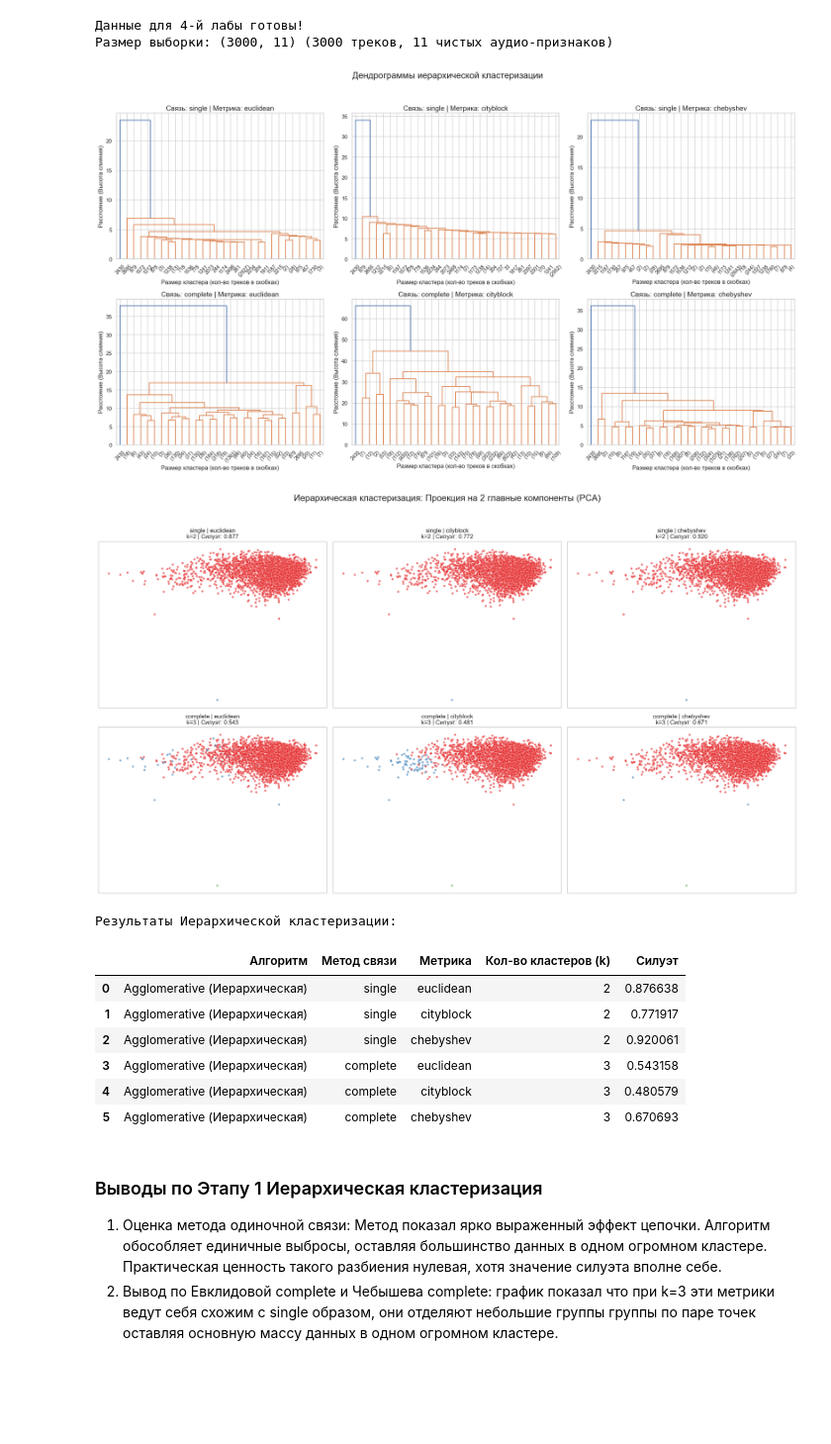
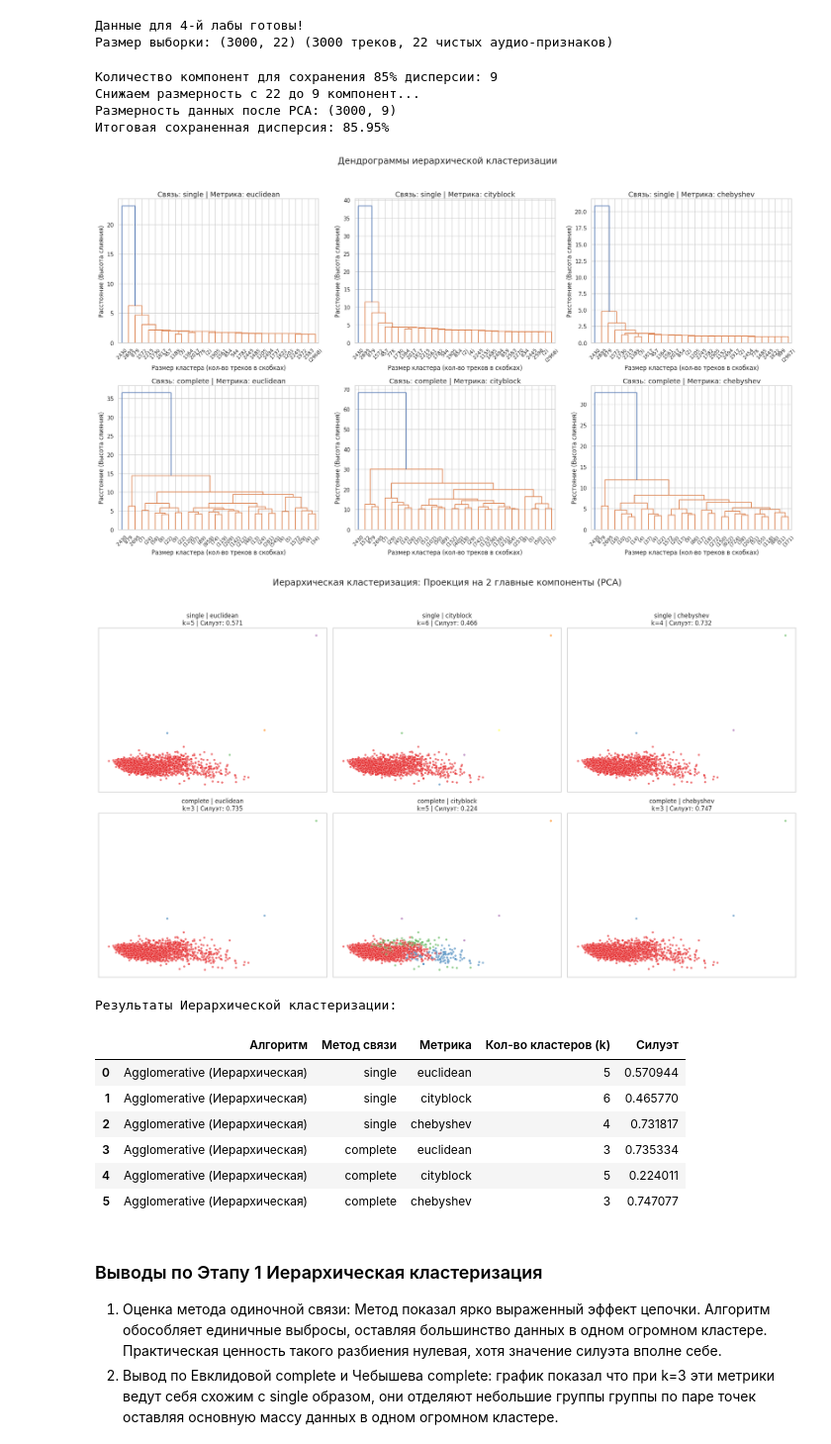
Before and after one commit to danyasedoy/UNI_MAD, a Jupyter notebook: LABWORK_4.ipynb, the cells around one changed output. Shown at 99% size. Saved outputs shown, nothing was run; the diff lists cells and outputs as text; code cells hidden in the pictures; blank space fills up the shorter version.

```diff
--- a/LABWORK_4.ipynb
+++ b/LABWORK_4.ipynb
@@ -8,15 +8,18 @@ sns.set(style="whitegrid")
 
 # 1. Загружаем стандартизированный датасет из 1-й лабы
 df = pd.read_csv('dataset_standardized.csv')
+# Удаляем текстовые колонки
+cols_to_drop =['track_id', 'liveness', 'energy', 'liveness', 'speechiness',  'artists', 'album_name', 'track_name', 'popularity', 'time_signature', 'acousticness', 'speechiness', 'danceability','valence']
+df = df.drop(columns=cols_to_drop, errors='ignore')
 
 # 2. Оставляем непрерывные аудио-признаки
-# Выкидываем текст, популярность и все One-Hot колонки (жанры, тональность, explicit), зачем нам открывать америку
+# Выкидываем популярность и все One-Hot колонки (жанры, тональность, explicit), зачем нам открывать америку
 cols_to_keep =[
     'duration_ms', 'tempo', 'loudness', 'danceability', 'energy',
     'speechiness', 'acousticness', 'instrumentalness', 'liveness',
     'valence', 'time_signature'
 ]
-X_full = df[cols_to_keep]
+X_full = df
 
 # 3. делаем сэмплик
 # Берем 3000 случайных треков
@@ -30,7 +33,38 @@ print("Данные для 4-й лабы готовы!")
 print(f"Размер выборки: {X.shape} (3000 треков, {X.shape[1]} чистых аудио-признаков)")
 # %% [output]
 Данные для 4-й лабы готовы!
-Размер выборки: (3000, 11) (3000 треков, 11 чистых аудио-признаков)
+Размер выборки: (3000, 22) (3000 треков, 22 чистых аудио-признаков)
+# %%
+# Понижение размерности с помощью PCA
+
+from sklearn.decomposition import PCA
+import numpy as np
+
+pca_full = PCA()
+pca_full.fit(X)
+
+cumulative_variance = np.cumsum(pca_full.explained_variance_ratio_)
+
+# сколько компонент нужно для сохранения 85% дисперсии
+k_pca_85 = np.argmax(cumulative_variance >= 0.85) + 1
+
+print(f"Количество компонент для сохранения 85% дисперсии: {k_pca_85}")
+
+print(f"Снижаем размерность с {X.shape[1]} до {k_pca_85} компонент...")
+pca_final = PCA(n_components=k_pca_85)
+X_pca = pca_final.fit_transform(X)
+
+print(f"Размерность данных после PCA: {X_pca.shape}")
+
+total_variance_explained = pca_final.explained_variance_ratio_.sum()
+print(f"Итоговая сохраненная дисперсия: {total_variance_explained:.2%}")
+
+X_for_clustering = X_pca
+# %% [output]
+Количество компонент для сохранения 85% дисперсии: 9
+Снижаем размерность с 22 до 9 компонент...
+Размерность данных после PCA: (3000, 9)
+Итоговая сохраненная дисперсия: 85.95%
 # %%
 import matplotlib.pyplot as plt
 from scipy.cluster.hierarchy import dendrogram, linkage
@@ -51,7 +85,7 @@ for i, method in enumerate(methods):
     for j, metric in enumerate(metrics):
         # Вычисляем матрицу связей (Z)
         # Алгоритм строит дерево, попарно соединяя все 3000 точек
-        Z = linkage(X, method=method, metric=metric)
+        Z = linkage(X_for_clustering, method=method, metric=metric)
 
         # Сохраняем в словарь
         dict_key = f"{method}_{metric}"
@@ -70,7 +104,7 @@ for i, method in enumerate(methods):
 plt.tight_layout(rect=[0, 0.03, 1, 0.95])
 plt.show()
 # %% [output]
-[figure, old version]
+[figure, new version]
 # %%
 from sklearn.cluster import AgglomerativeClustering
 from sklearn.metrics import silhouette_score
@@ -83,17 +117,17 @@ from sklearn.decomposition import PCA
 # Для complete берем 3
 # Для товарища чебышева 4 отлично смотрится
 optimal_k = {
-    'single_euclidean': 2,
-    'single_cityblock': 2,
-    'single_chebyshev': 2,
+    'single_euclidean': 5,
+    'single_cityblock': 6,
+    'single_chebyshev': 4,
     'complete_euclidean': 3,
-    'complete_cityblock': 3,
+    'complete_cityblock': 5,
     'complete_chebyshev': 3
 }
 
 # Подготовим PCA, чтобы сжать 11 колонок в 2 координаты для рисования картинок
 pca_2d = PCA(n_components=2)
-X_pca_2d = pca_2d.fit_transform(X)
+X_pca_2d = pca_2d.fit_transform(X_for_clustering)
 
 fig, axes = plt.subplots(2, 3, figsize=(20, 12))
 fig.suptitle('Иерархическая кластеризация: Проекция на 2 главные компоненты (PCA)', fontsize=18)
@@ -109,49 +143,49 @@ for i, method in enumerate(methods):
         # Запускаем кластеризацию
         cluster_model = AgglomerativeClustering(n_clusters=k, linkage=method, metric=metric)
         # Получаем метки для каждого трека
-        cluster_labels = cluster_model.fit_predict(X)
+        cluster_labels = cluster_model.fit_predict(X_for_clustering)
 
         # Считаем коэффициент Силуэта
-        silhouette = silhouette_score(X, cluster_labels, metric=metric)
+        silhouette = silhouette_score(X_for_clustering, cluster_labels, metric=metric)
         results_hierarchical.append({
             'Алгоритм': 'Agglomerative (Иерархическая)',
             'Метод связи': method,
             'Метрика': metric,
             'Кол-во кластеров (k)': k,
             'Силуэт': silhouette
         })
 
         ax = axes[i, j]
         sns.scatterplot(
             x=X_pca_2d[:, 0],
             y=X_pca_2d[:, 1],
             hue=cluster_labels.astype(str),
             palette='Set1',
             alpha=0.6,
             s=20,
             legend=False,
             ax=ax
         )
         ax.set_title(f'{method} | {metric}\nk={k} | Силуэт: {silhouette:.3f}')
         ax.set_xticks([])
         ax.set_yticks([])
 
 plt.tight_layout(rect=[0, 0.03, 1, 0.95])
 plt.show()
 
 results_df = pd.DataFrame(results_hierarchical)
 print("Результаты Иерархической кластеризации:")
 display(results_df)
 # %% [output]
-[figure, old version]
+[figure, new version]
 Результаты Иерархической кластеризации:
 |  | Алгоритм | Метод связи | Метрика | Кол-во кластеров (k) | Силуэт |
-| 0 | Agglomerative (Иерархическая) | single | euclidean | 2 | 0.876638 |
-| 1 | Agglomerative (Иерархическая) | single | cityblock | 2 | 0.771917 |
-| 2 | Agglomerative (Иерархическая) | single | chebyshev | 2 | 0.920061 |
-| 3 | Agglomerative (Иерархическая) | complete | euclidean | 3 | 0.543158 |
-| 4 | Agglomerative (Иерархическая) | complete | cityblock | 3 | 0.480579 |
-| 5 | Agglomerative (Иерархическая) | complete | chebyshev | 3 | 0.670693 |
+| 0 | Agglomerative (Иерархическая) | single | euclidean | 5 | 0.570944 |
+| 1 | Agglomerative (Иерархическая) | single | cityblock | 6 | 0.465770 |
+| 2 | Agglomerative (Иерархическая) | single | chebyshev | 4 | 0.731817 |
+| 3 | Agglomerative (Иерархическая) | complete | euclidean | 3 | 0.735334 |
+| 4 | Agglomerative (Иерархическая) | complete | cityblock | 5 | 0.224011 |
+| 5 | Agglomerative (Иерархическая) | complete | chebyshev | 3 | 0.747077 |
 # %% [markdown]
 ### Выводы по Этапу 1 Иерархическая кластеризация
 
```
Also changed, not shown: parts of 4 cells of this notebook.
